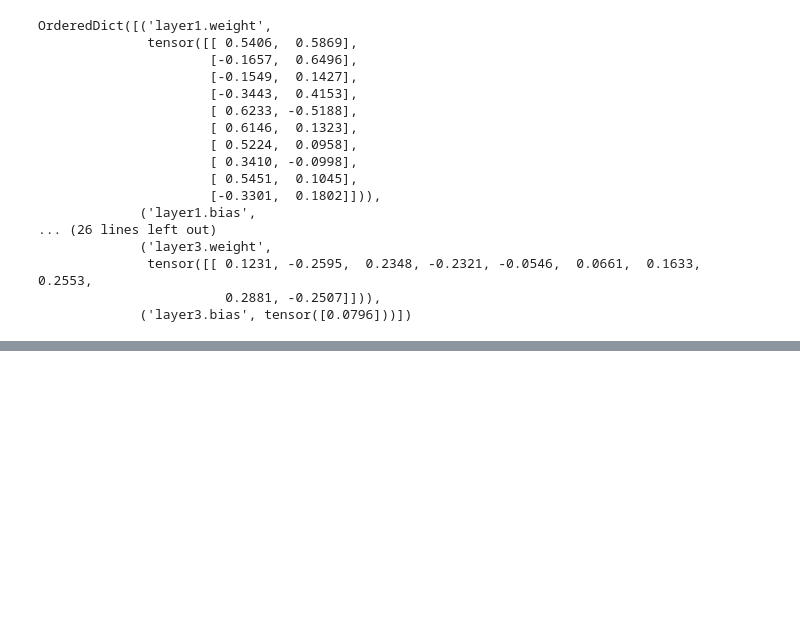
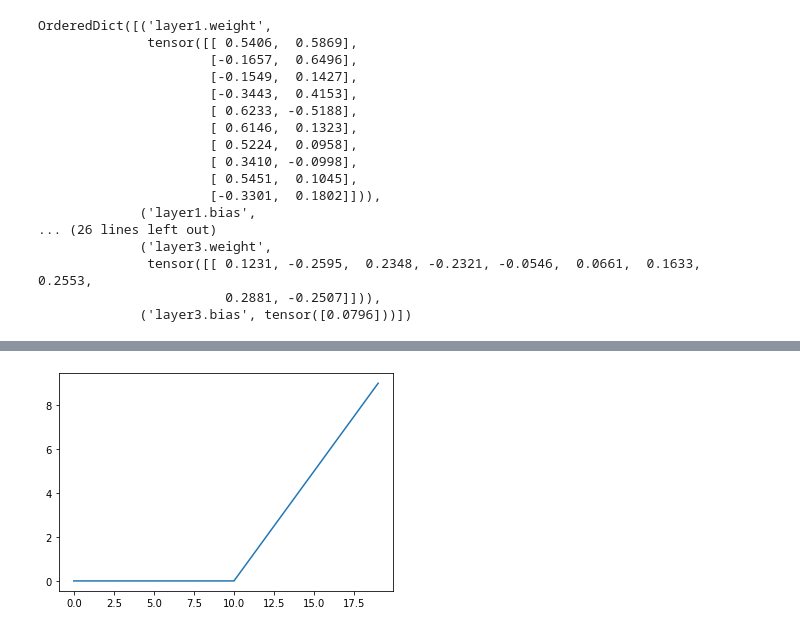
Before and after one commit to ideaguy3d/data-engineering-practice, a Jupyter notebook: ztm_pytorch_practice/s4_pytorch_nn_classification.ipynb, the cells around one changed output, grey strips where cells are left out. Drawn from its saved outputs; the diff is of its cells as text; code cells hidden in the pictures; blank space fills up the shorter version.

```diff
--- a/ztm_pytorch_practice/s4_pytorch_nn_classification.ipynb
+++ b/ztm_pytorch_practice/s4_pytorch_nn_classification.ipynb
@@ -683,0 +734,5 @@ OrderedDict([('layer1.weight',
+# %%
+plt.plot(relu(A))
+plt.show()
+# %% [output]
+[figure, added]
```
Also changed, not shown: parts of 30 cells of this notebook.
